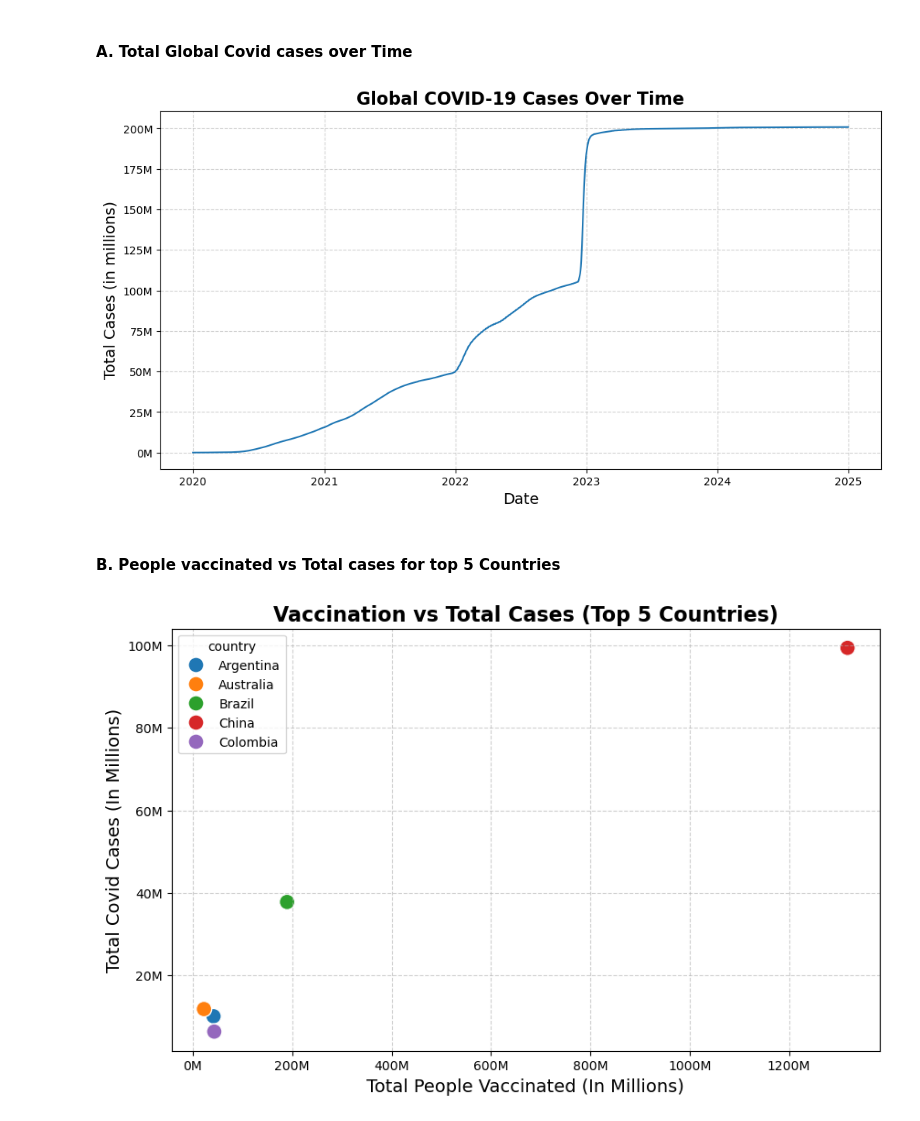
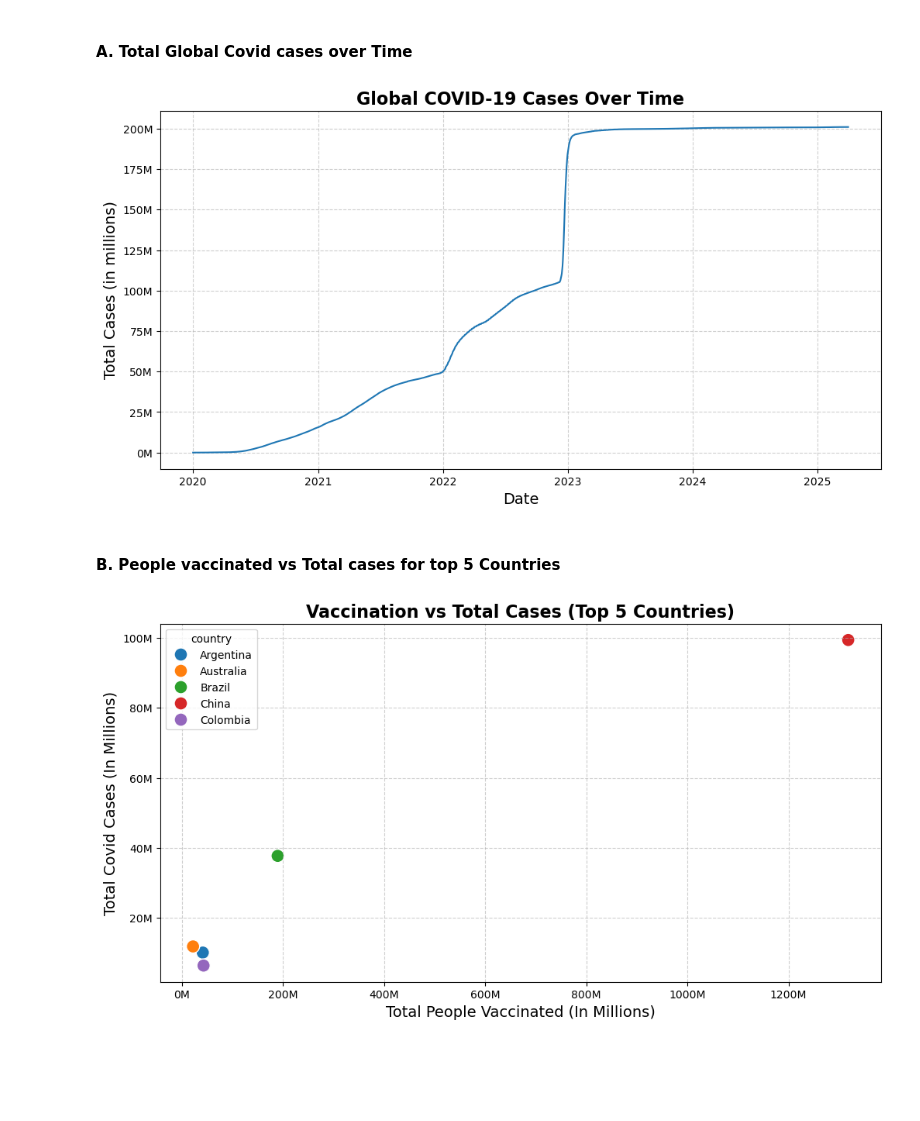
Before and after one commit to palden0929/covid19-data-analysis, a Jupyter notebook: Covid19_Trend_Analysis.ipynb, the cells around one changed output. Cells and saved outputs as stored; diff of their text form; code cells hidden in the pictures; blank space fills up the shorter version.

```diff
--- a/Covid19_Trend_Analysis.ipynb
+++ b/Covid19_Trend_Analysis.ipynb
@@ -175,6 +176,12 @@ asia
 2074 rows × 16 columns
 # %% [markdown]
 ### 2. Cleaning the Data
+# %%
+# Defining the end_date since the dataset is not fully complete towards the end as.
+end_date = '2025-04-01'
+
+# Filtering the DataFrame to keep only rows with dates less than or equal to the end date
+covid_subset = covid_subset[covid_subset['date'] <= end_date]
 # %%
 # Checking for duplicate data
 covid_subset.duplicated().sum()
@@ -324,7 +331,7 @@ Negative values: 0
 # %%
 # Using groupby to create a dataframe that is to be used in the visualization of total cases over time
 global_cases = covid_subset.groupby('date')['total_cases'].sum().reset_index()
-global_cases = global_cases[global_cases['date'] < '2025-01-01'] # Cases up till 2025
+#global_cases = global_cases[global_cases['date'] < '2025-01-01'] # Cases up till 2025
 
 # Plot the line graph
 plt.figure(figsize=(12,6))
@@ -346,7 +353,7 @@ plt.ylabel("Total Cases (in millions)", fontsize = 14)
 plt.grid(True, linestyle='--', alpha=0.6)
 plt.show()
 # %% [output]
-[figure, old version]
+[figure, new version]
 # %% [markdown]
 #### B. People vaccinated vs Total cases for top 5 Countries
 # %%
@@ -357,32 +364,32 @@ top5_cases = covid_subset[covid_subset['country'].isin(top5)]
 # Storing the data in a new dataframe so that the latest entry of the countries are stored
 latest_entry = top5_cases.groupby('country').last().reset_index()
 
 # Plotting the scatter plot
-fig, graph = plt.subplots(figsize=(10, 6))
+fig, graph = plt.subplots(figsize=(12, 6))
 sns.scatterplot(
     data=latest_entry,
     x='people_vaccinated',
     y='total_cases',
     hue='country',
     s=150
 )
 
 # Defining a custom function to format the labels in millions to make it more readable in the graph
 def millions_formatter(x, pos):
     return f'{x / 1e6:.0f}M'
 
 # Creating a formatter instance for the custom function
 format_to_millions = ticker.FuncFormatter(millions_formatter)
 
 # Apply the million formatter to both axes
 graph.xaxis.set_major_formatter(format_to_millions)
 graph.yaxis.set_major_formatter(format_to_millions)
 
 # Labeling the graph
 plt.title("Vaccination vs Total Cases (Top 5 Countries)", fontsize = 16, fontweight = 'bold')
 plt.xlabel("Total People Vaccinated (In Millions)", fontsize = 14)
 plt.ylabel("Total Covid Cases (In Millions)", fontsize = 14)
 plt.grid(True, linestyle='--', alpha=0.6)
 plt.show()
 # %% [output]
-[figure, old version]
+[figure, new version]
```
Also changed, not shown: parts of 5 cells of this notebook.
